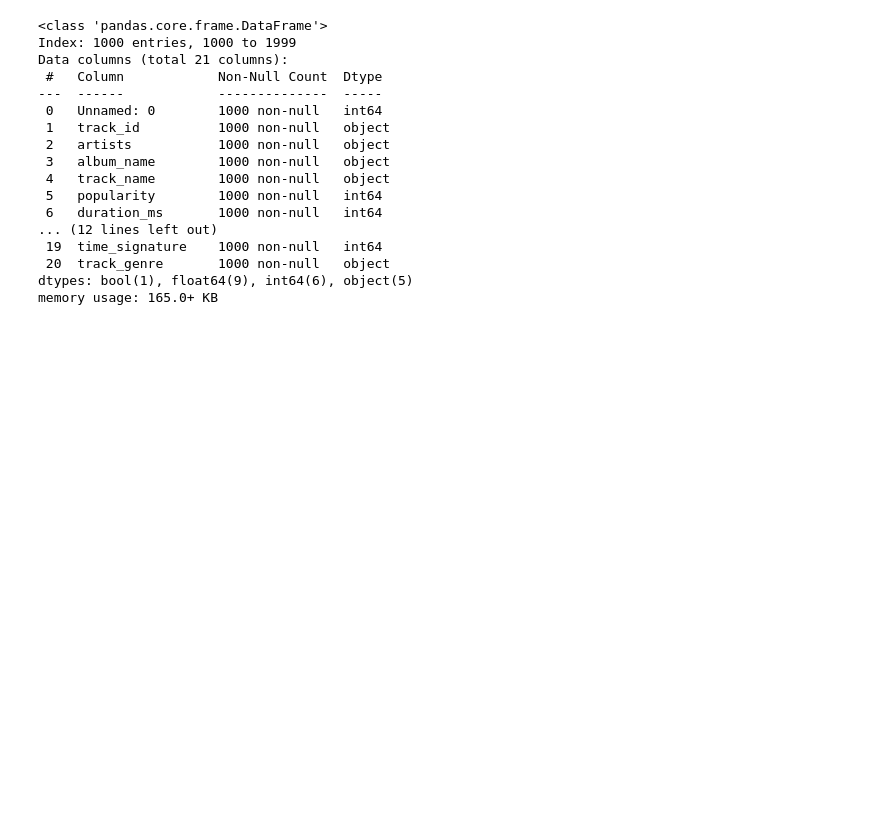
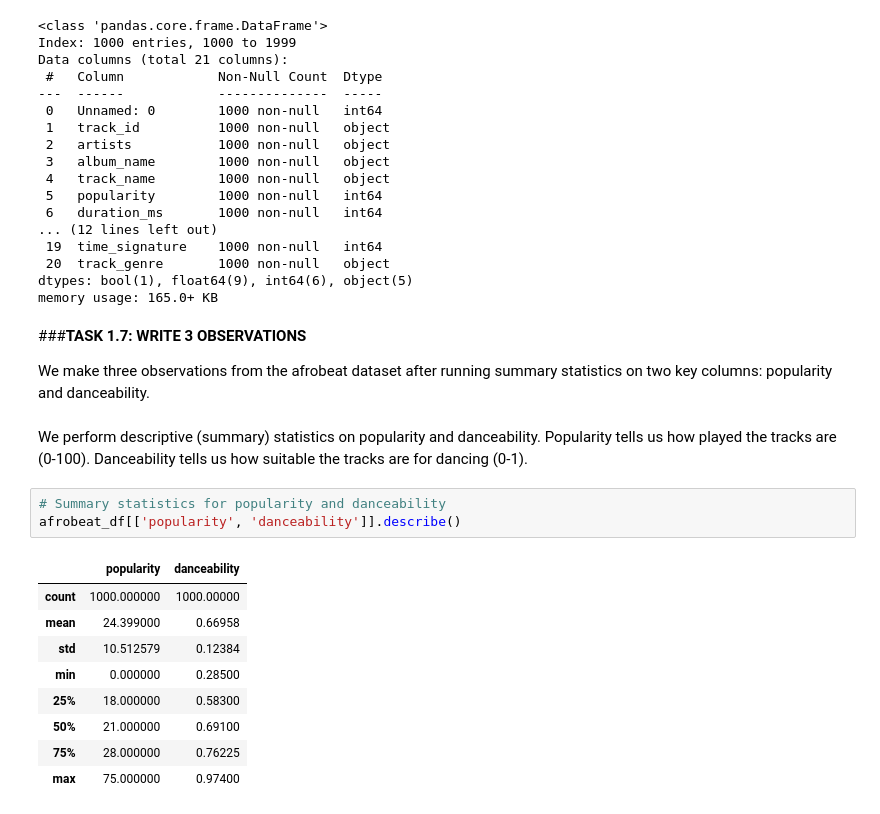
Before and after one commit to Tdaniels4real/music-popularity-capstone, a Jupyter notebook: music_popularity_capstone.ipynb, the cells around one changed output. Drawn from its saved outputs; the diff is of its cells as text; blank space fills up the shorter version.

Commit message:
Task 1.7: Complete.  Three observations on afrobeat ( popularity and danceability).

```diff
--- a/music_popularity_capstone.ipynb
+++ b/music_popularity_capstone.ipynb
@@ -207,3 +207,24 @@ Data columns (total 21 columns):
  20  track_genre       1000 non-null   object
 dtypes: bool(1), float64(9), int64(6), object(5)
 memory usage: 165.0+ KB
+# %% [markdown]
+###**TASK 1.7: WRITE 3 OBSERVATIONS**
+
+We make three observations from the afrobeat dataset after running summary statistics on two key columns: popularity and danceability.
+# %% [markdown]
+We perform descriptive (summary) statistics on popularity and danceability.
+Popularity tells us how played the tracks are (0-100).
+Danceability tells us how suitable the tracks are for dancing (0-1).
+# %%
+# Summary statistics for popularity and danceability
+afrobeat_df[['popularity', 'danceability']].describe()
+# %% [output]
+|  | popularity | danceability |
+| count | 1000.000000 | 1000.00000 |
+| mean | 24.399000 | 0.66958 |
+| std | 10.512579 | 0.12384 |
+| min | 0.000000 | 0.28500 |
+| 25% | 18.000000 | 0.58300 |
+| 50% | 21.000000 | 0.69100 |
+| 75% | 28.000000 | 0.76225 |
+| max | 75.000000 | 0.97400 |
```
Also changed, not shown: parts of 1 cell of this notebook.
